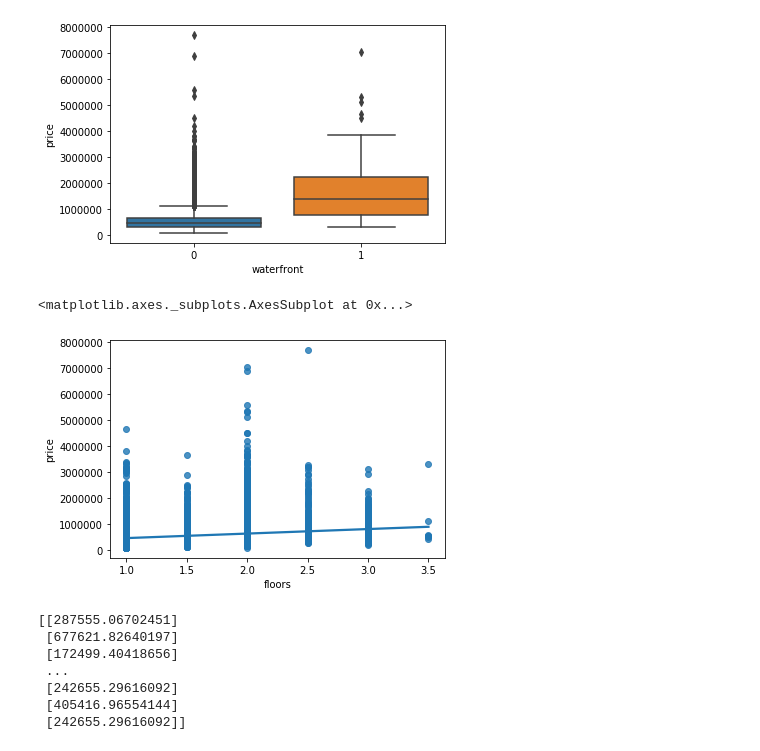
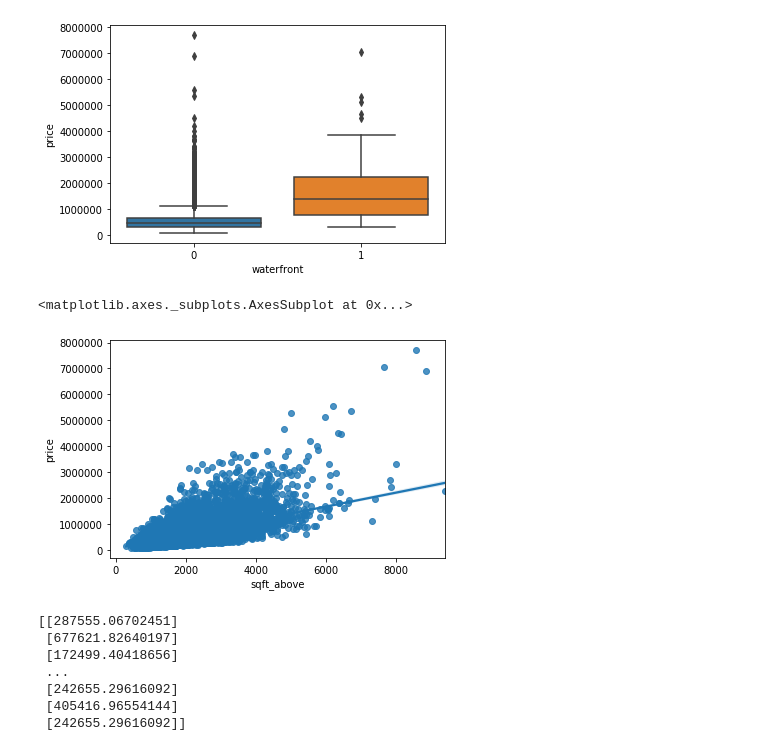
Before and after one commit to Shivangi7301/Data_Analytics, a Jupyter notebook: House_sale_assignment.ipynb, the cells around one changed output. Saved outputs shown, nothing was run; the diff lists cells and outputs as text; code cells hidden in the pictures.

Commit message:
House sale assignment by coursera to developdifferent models and graphs to display effect of different attributes on price.

```diff
--- a/House_sale_assignment.ipynb
+++ b/House_sale_assignment.ipynb
@@ -57,10 +57,10 @@ sns.boxplot(x='waterfront',y='price',data = df)
 <matplotlib.axes._subplots.AxesSubplot at 0x...>
 [figure]
 # %%
-sns.regplot(x='floors',y='price',data = df)
+sns.regplot(x='sqft_above',y='price',data = df)
 # %% [output]
 <matplotlib.axes._subplots.AxesSubplot at 0x...>
-[figure, old version]
+[figure, new version]
 # %%
 from sklearn.linear_model import LinearRegression
 lm = LinearRegression()
```
